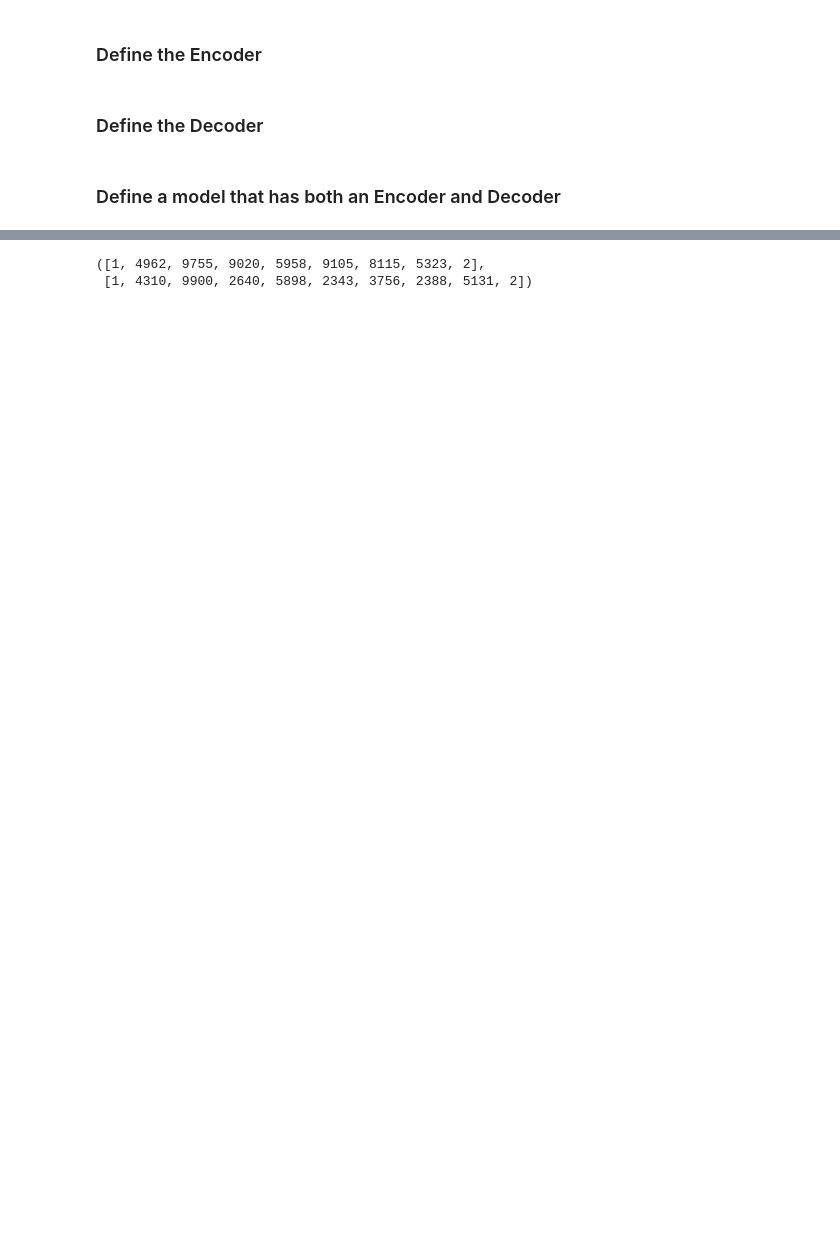
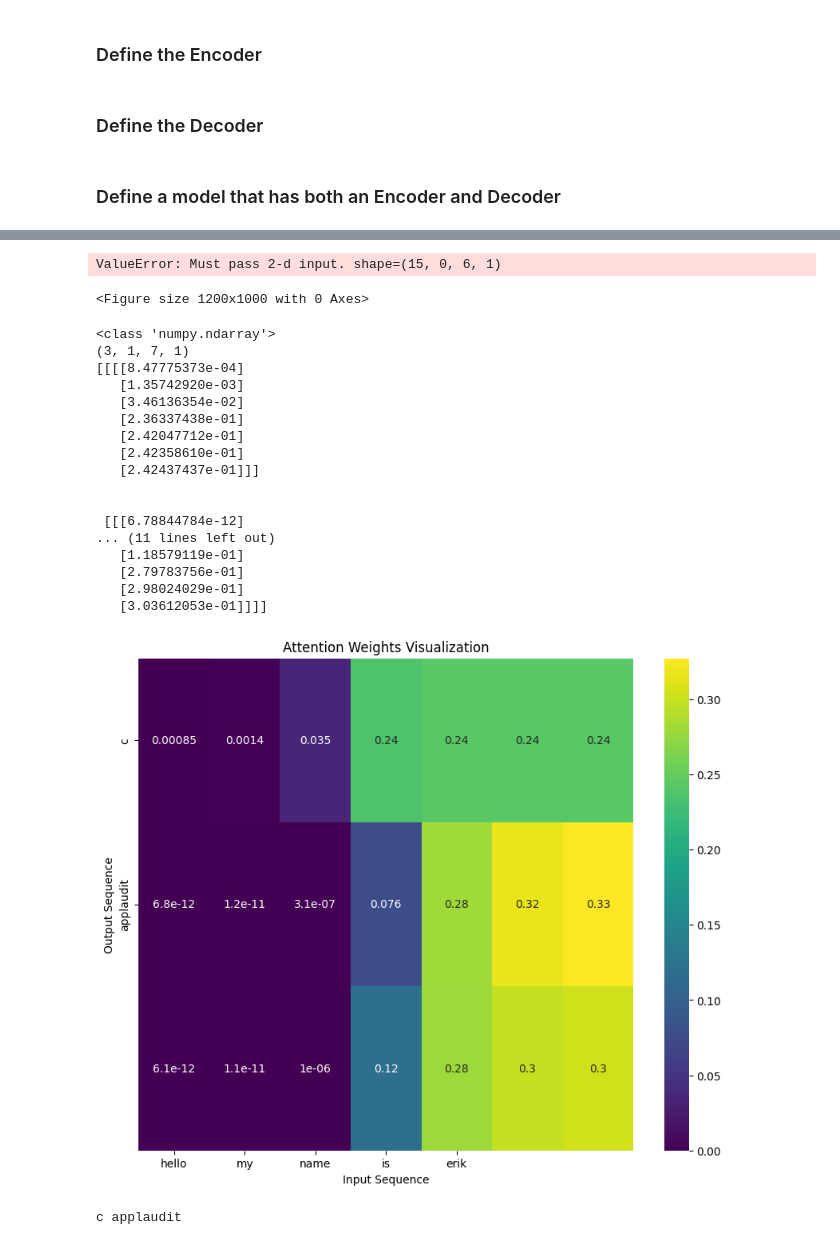
Before and after one commit to erikrubinov/nlp_project, a Jupyter notebook: ass2/5_seq2seq_attention_translation.ipynb, the cells around one changed output, grey strips where cells are left out. Saved outputs shown, nothing was run; the diff lists cells and outputs as text; code cells hidden in the pictures; blank space fills up the shorter version.

```diff
--- a/ass2/5_seq2seq_attention_translation.ipynb
+++ b/ass2/5_seq2seq_attention_translation.ipynb
@@ -299,11 +278,6 @@ def collate(batch):
     lengths, permutation = lengths.sort(dim=0, descending=True)
 
     return padded_inputs[permutation].to(device), padded_targets[permutation].to(device), lengths.to(device)
-
-
-batch_size = 512
-train_loader = DataLoader(train_dataset, batch_size=batch_size, collate_fn=collate)
-test_loader = DataLoader(test_dataset, batch_size=1, collate_fn=collate)
 # %% [markdown]
 ## Seq2Seq with Attention
 
@@ -737,5 +807,37 @@ ce n est un assez du <PAD> <PAD> <PAD> <PAD> <PAD> <PAD> <PAD> <PAD> <PAD> <PAD>
-# %%
-train_dataset[0]
-# %% [output]
-([1, 4962, 9755, 9020, 5958, 9105, 8115, 5323, 2],
- [1, 4310, 9900, 2640, 5898, 2343, 3756, 2388, 5131, 2])
+# %%
+def translate_text(input_text, model, dataset, device='cpu'):
+    model.eval()  # Set the model to evaluation mode
+
+    # Tokenize the input text using the same tokenizer used during training
+    tokens = tokenize(input_text)
+    # Convert tokens to indices using the English vocabulary
+    indices = [dataset.token2idx_inputs.get(token, dataset.token2idx_inputs['<UNK>']) for token in tokens]
+
+    # Add <SOS> and <EOS> tokens
+    indices = [dataset.token2idx_inputs[dataset.start_of_sequence_token]] + indices + [dataset.token2idx_inputs[dataset.end_of_sequence_token]]
+
+    # Convert list of indices to tensor
+    indices_tensor = torch.LongTensor(indices).unsqueeze(0).to(device)  # Add batch dimension
+    #print(len(indices_tensor))
+    # Create lengths tensor
+    lengths = torch.LongTensor([len(indices)]).to(device)
+
+    # Get predictions from the model
+    with torch.no_grad():
+
+        outputs, attention_weights = model.predict(indices_tensor, lengths)
+        #print("attention_weights",attention_weights)
+
+
+    # Convert predicted indices back to words
+    translation = ' '.join([dataset.idx2token_targets[idx] for idx in outputs[:-1]])
+    plot_attention(attention_weights, input_text,translation)
+
+    return translation
+# %%
+input_text = "the debate is closed"
+translated_text = translate_text(input_text, model, dataset)
+print(translated_text)
+# %% [output]
+ValueError: Must pass 2-d input. shape=(15, 0, 6, 1)
+<Figure size 1200x1000 with 0 Axes>
@@ -741,0 +896,24 @@ train_dataset[0]
+# %%
+input_text = "hello my name is erik"
+translated_text = translate_text(input_text, model, dataset)
+print(translated_text)
+# %% [output]
+<class 'numpy.ndarray'>
+(3, 1, 7, 1)
+[[[[8.47775373e-04]
+   [1.35742920e-03]
+   [3.46136354e-02]
+   [2.36337438e-01]
+   [2.42047712e-01]
+   [2.42358610e-01]
+   [2.42437437e-01]]]
+
+
+ [[[6.78844784e-12]
+... (11 lines left out)
+   [1.18579119e-01]
+   [2.79783756e-01]
+   [2.98024029e-01]
+   [3.03612053e-01]]]]
+[figure, added]
+c applaudit
```
Also changed, not shown: parts of 10 cells of this notebook.
